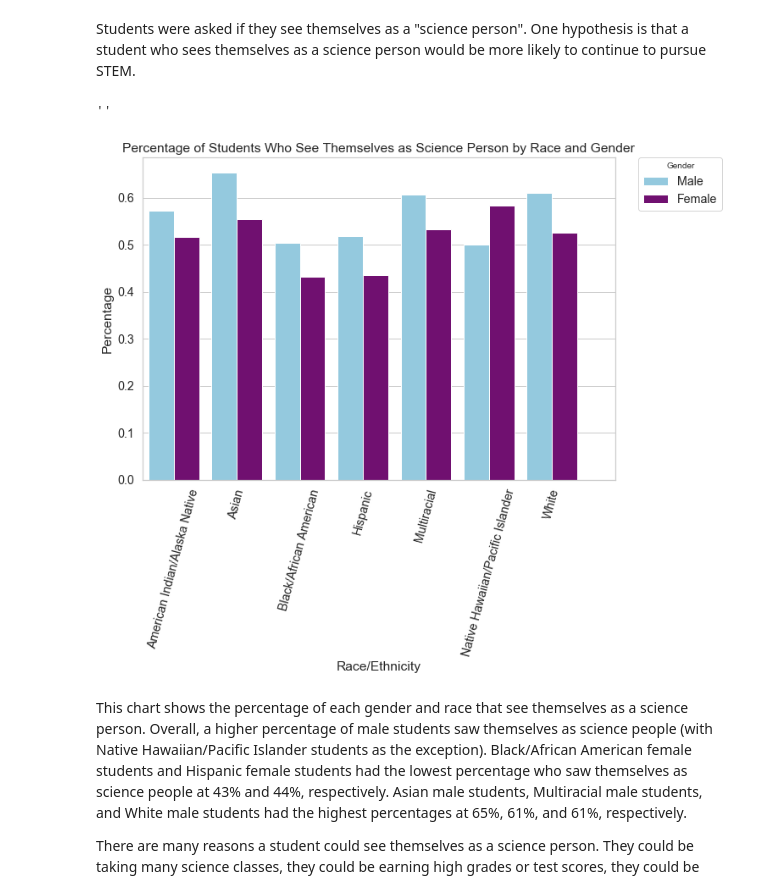
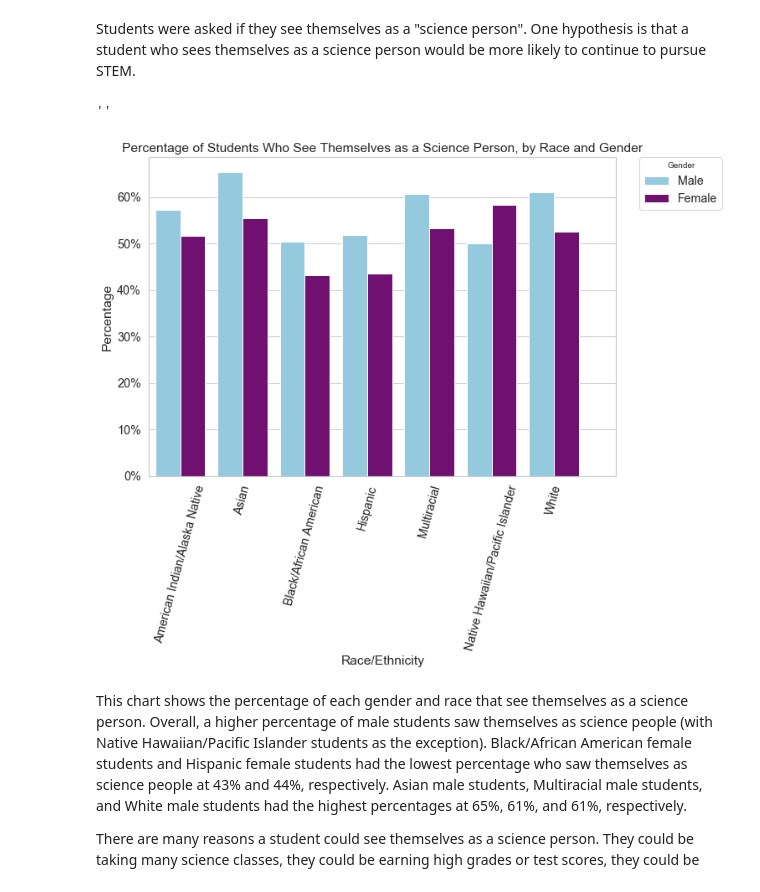
Before and after one commit to laurenphipps/STEM-majors, a Jupyter notebook: Final_Notebook.ipynb, the cells around one changed output. Cells and saved outputs as stored; diff of their text form; code cells hidden in the pictures.

```diff
--- a/Final_Notebook.ipynb
+++ b/Final_Notebook.ipynb
@@ -282,27 +304,32 @@ Students were asked if they see themselves as a "science person". One hypothesis
 # %%
 #create dataframe of groupby object
 person_demo = pd.DataFrame(modeling_df.groupby(by = ['X2RACE','X2SEX'])['S2SPERSON1'].value_counts(normalize = True))
 #change name of column to value to not confused with target variable
 person_demo.rename(columns = {'S2SPERSON1':'value'}, inplace = True)
 #change multindex to individual columns
 person_demo.reset_index(inplace=True, level = ('X2RACE', 'X2SEX', 'S2SPERSON1'))
 #change 1/2 to male/female labels
 person_demo['X2SEX'] = person_demo['X2SEX'].map({1: 'Male', 2: 'Female'})
 #isolate only students choosing a stem major
 person_demo = person_demo[person_demo['S2SPERSON1'] != 0]
 
 
 plt.figure(figsize = (10, 7))
 sns.barplot(x = 'X2RACE', y = 'value', hue = 'X2SEX', data = person_demo, palette = {'Male':'skyblue', 'Female':'purple'})
 plt.xlabel('Race/Ethnicity')
 plt.ylabel('Percentage')
-plt.title('Percentage of Students Who See Themselves as Science Person by Race and Gender')
+plt.title('Percentage of Students Who See Themselves as a Science Person, by Race and Gender')
 plt.xticks(ticks = range(0,8), rotation = 75, labels = ['American Indian/Alaska Native', 'Asian', 'Black/African American', 'Hispanic', 'Multiracial', 'Native Hawaiian/Pacific Islander', 'White'])
+plt.gca().yaxis.set_major_formatter(mtick.PercentFormatter(xmax = 1))
 plt.legend(title = 'Gender', bbox_to_anchor=(1.05, 1), loc=2, borderaxespad=0.)
+
+
+#plt.savefig('img/sees-as-science.png', bbox_inches='tight', transparent=True)
+
 ;
 # %% [output]
 ''
-[figure, old version]
+[figure, new version]
 # %% [markdown]
 This chart shows the percentage of each gender and race that see themselves as a science person. Overall, a higher percentage of male students saw themselves as science people (with Native Hawaiian/Pacific Islander students as the exception). Black/African American female students and Hispanic female students had the lowest percentage who saw themselves as science people at 43% and 44%, respectively. Asian male students, Multiracial male students, and White male students had the highest percentages at 65%, 61%, and 61%, respectively.
 
```
Also changed, not shown: parts of 13 cells of this notebook, 9 other files.
